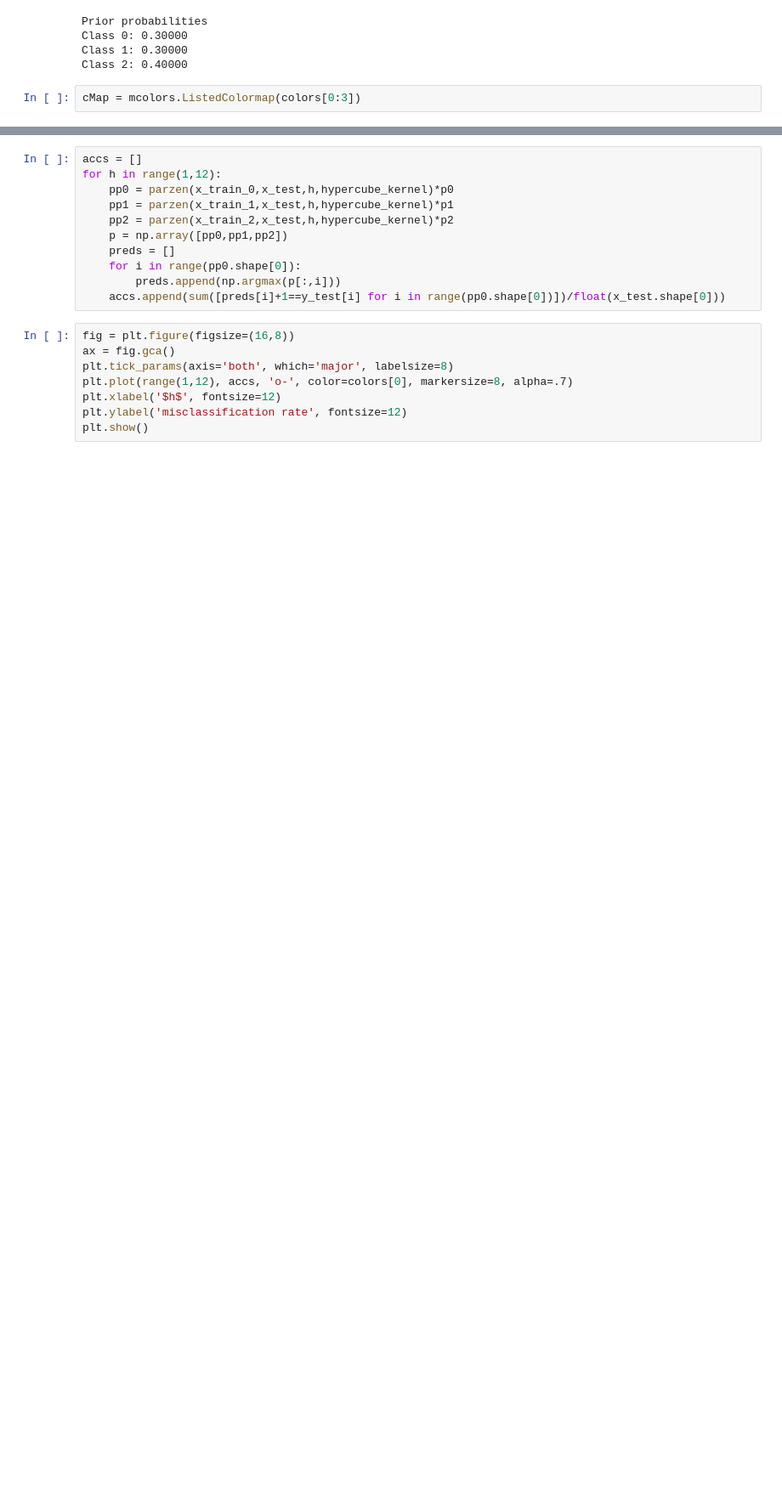
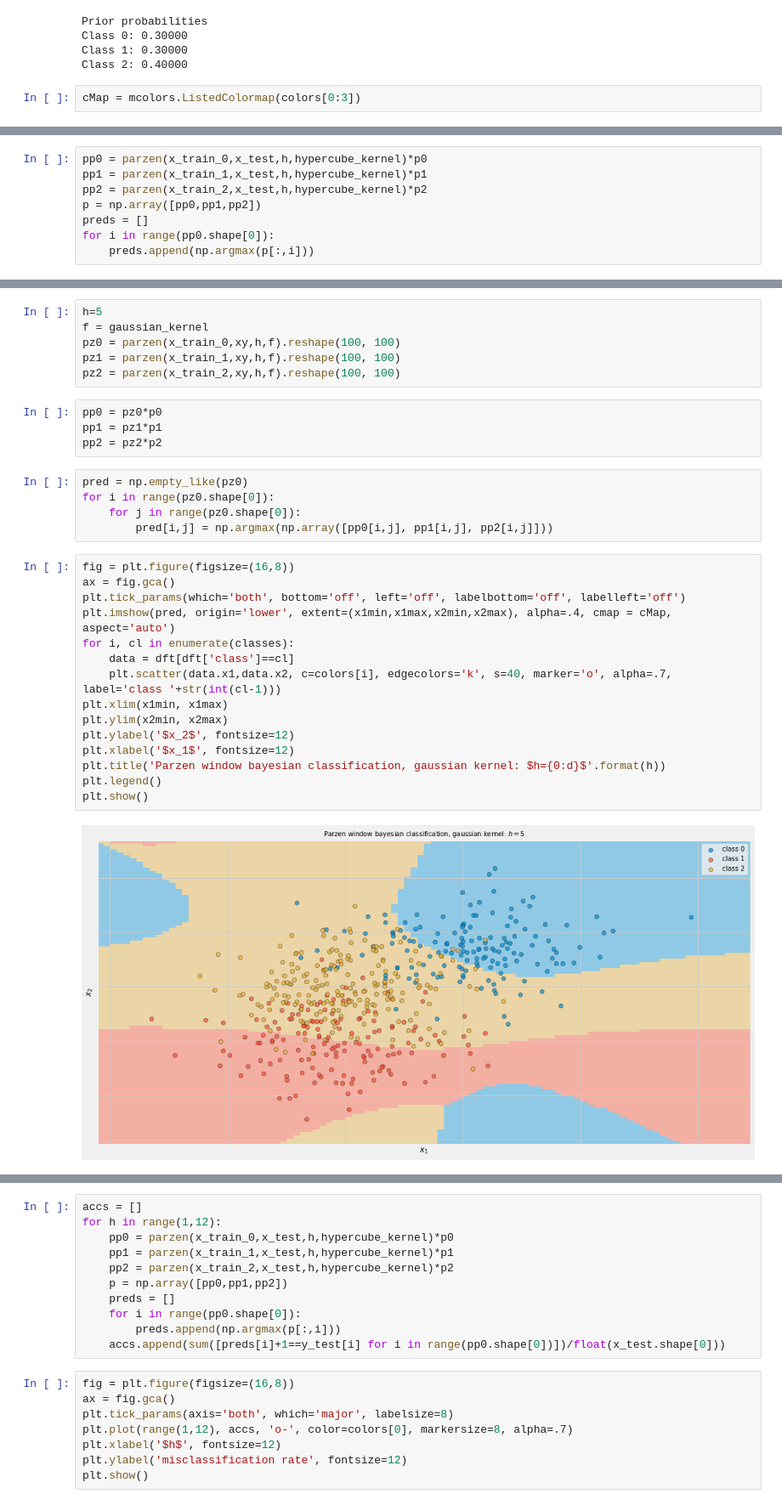
Before and after one commit to tvml/ml1819, a Jupyter notebook: codici/parzen.ipynb, the cells around one changed output, grey strips where cells are left out. Shown at 85% size. Drawn from its saved outputs; the diff is of its cells as text; blank space fills up the shorter version.

```diff
--- a/codici/parzen.ipynb
+++ b/codici/parzen.ipynb
@@ -225,0 +227,8 @@ plt.show()
+# %%
+pp0 = parzen(x_train_0,x_test,h,hypercube_kernel)*p0
+pp1 = parzen(x_train_1,x_test,h,hypercube_kernel)*p1
+pp2 = parzen(x_train_2,x_test,h,hypercube_kernel)*p2
+p = np.array([pp0,pp1,pp2])
+preds = []
+for i in range(pp0.shape[0]):
+    preds.append(np.argmax(p[:,i]))
@@ -226 +240,33 @@ plt.show()
+# %%
+h=5
+f = gaussian_kernel
+pz0 = parzen(x_train_0,xy,h,f).reshape(100, 100)
+pz1 = parzen(x_train_1,xy,h,f).reshape(100, 100)
+pz2 = parzen(x_train_2,xy,h,f).reshape(100, 100)
+# %%
+pp0 = pz0*p0
+pp1 = pz1*p1
+pp2 = pz2*p2
+# %%
+pred = np.empty_like(pz0)
+for i in range(pz0.shape[0]):
+    for j in range(pz0.shape[0]):
+        pred[i,j] = np.argmax(np.array([pp0[i,j], pp1[i,j], pp2[i,j]]))
+# %%
+fig = plt.figure(figsize=(16,8))
+ax = fig.gca()
+plt.tick_params(which='both', bottom='off', left='off', labelbottom='off', labelleft='off')
+plt.imshow(pred, origin='lower', extent=(x1min,x1max,x2min,x2max), alpha=.4, cmap = cMap, aspect='auto')
+for i, cl in enumerate(classes):
+    data = dft[dft['class']==cl]
+    plt.scatter(data.x1,data.x2, c=colors[i], edgecolors='k', s=40, marker='o', alpha=.7, label='class '+str(int(cl-1)))
+plt.xlim(x1min, x1max)
+plt.ylim(x2min, x2max)
+plt.ylabel('$x_2$', fontsize=12)
+plt.xlabel('$x_1$', fontsize=12)
+plt.title('Parzen window bayesian classification, gaussian kernel: $h={0:d}$'.format(h))
+plt.legend()
+plt.show()
+# %% [output]
+[figure, added]
 # %%
```
Also changed, not shown: parts of 14 cells of this notebook, 8 other files.
